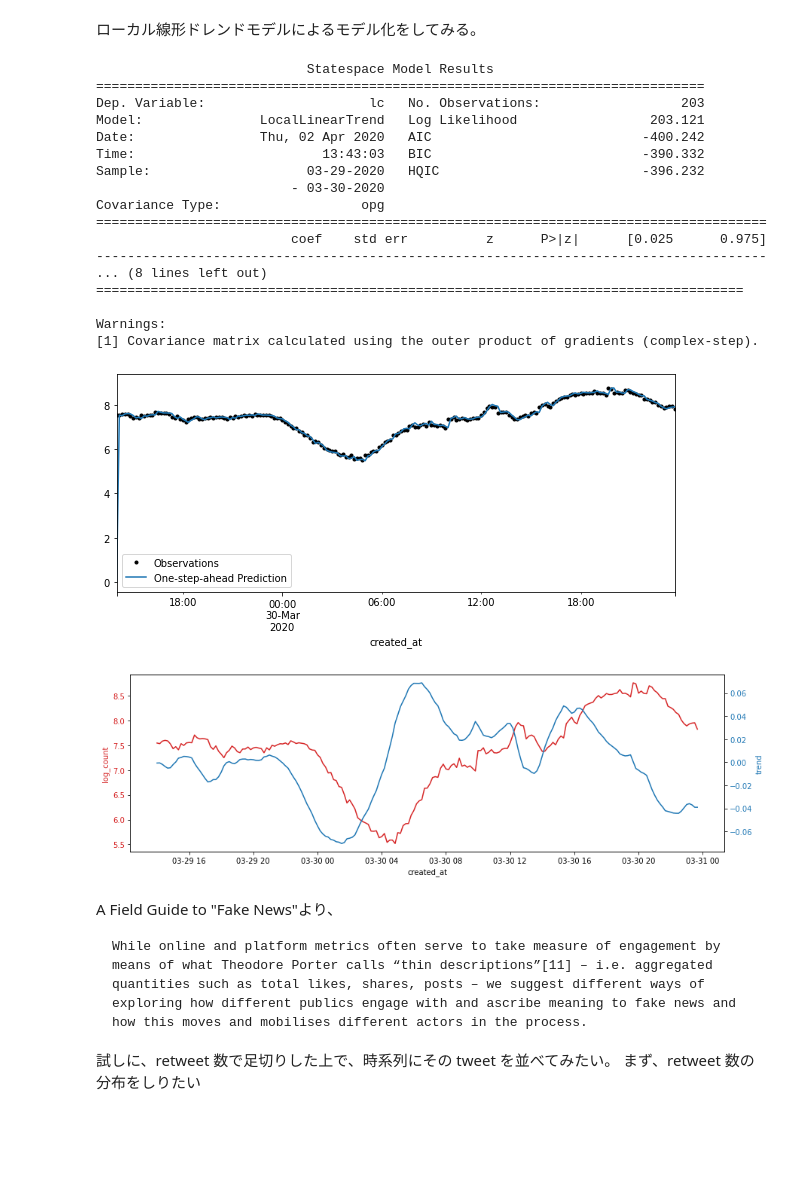
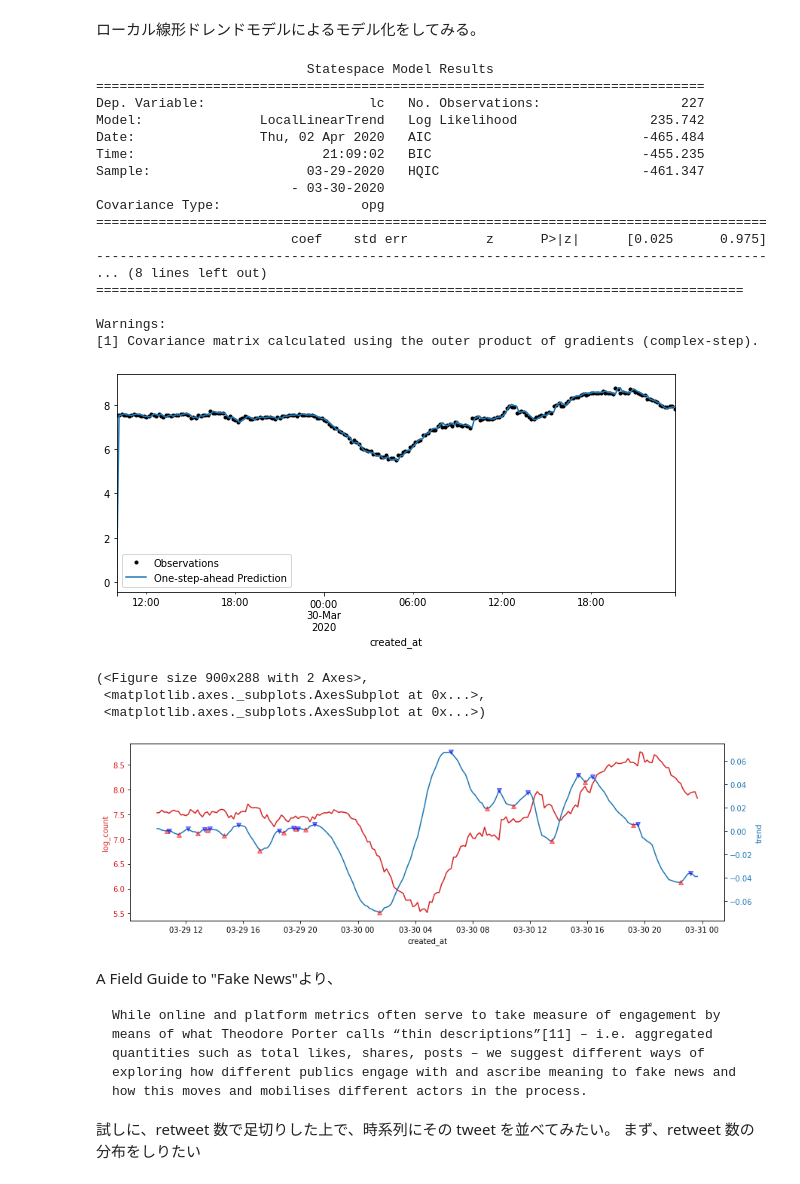
Before and after one commit to p-baleine/fabrication_of_state_of_emergency_20200330, a Jupyter notebook: 「4月1日に緊急事態宣言」の拡散の推移について.ipynb, the cells around one changed output. Drawn from its saved outputs; the diff is of its cells as text; code cells hidden in the pictures; blank space fills up the shorter version.

```diff
--- a/「4月1日に緊急事態宣言」の拡散の推移について.ipynb
+++ b/「4月1日に緊急事態宣言」の拡散の推移について.ipynb
@@ -85,5 +96,6 @@ created_at
 # %%
-df = df.loc['2020-03-29 14:00:00':'2020-03-30 23:40:00']
+since, until = '2020-03-29 00:00:00', '2020-03-30 23:40:00'
+df = df.loc[since:until]
 # %% [markdown]
 「緊急事態宣言」と「ロックダウン」のツイート数の時系列推移
 # %%
@@ -154,11 +166,11 @@ print(res.summary())
 # %% [output]
                            Statespace Model Results
 ==============================================================================
-Dep. Variable:                     lc   No. Observations:                  203
-Model:               LocalLinearTrend   Log Likelihood                 203.121
-Date:                Thu, 02 Apr 2020   AIC                           -400.242
-Time:                        13:43:03   BIC                           -390.332
-Sample:                    03-29-2020   HQIC                          -396.232
+Dep. Variable:                     lc   No. Observations:                  227
+Model:               LocalLinearTrend   Log Likelihood                 235.742
+Date:                Thu, 02 Apr 2020   AIC                           -465.484
+Time:                        21:09:02   BIC                           -455.235
+Sample:                    03-29-2020   HQIC                          -461.347
                          - 03-30-2020
 Covariance Type:                  opg
 ======================================================================================
@@ -183,4 +195,4 @@ ax.fill_between(predict_index[2:], predict_ci.iloc[2:, 0], predict_ci.iloc[2:, 1
 
 legend = ax.legend(loc='lower left')
 # %% [output]
-[figure, old version]
+[figure, new version]
@@ -189,22 +199,43 @@ trend = res.smoothed_state[1]
+# %%
+trend = pd.DataFrame(
+    { 'value': res.smoothed_state[1] },
+    index=df.index)
+trend['signals'] = (trend['value'].diff() > 0.0).astype(np.int32).diff().fillna(0.0)
+trend.loc[:, 'signals'] = trend['signals'].shift(-1)
 # %%
-fig, ax1 = plt.subplots()
+def plot_log_count_and_trend(df, trend):
+    fig, ax1 = plt.subplots()
 
-color = 'tab:red'
-ax1.set_xlabel('created_at')
-ax1.set_ylabel('log_count', color=color)
-ax1.plot(df.index, df['lc'], color=color)
-ax1.tick_params(axis='y', labelcolor=color)
+    color = 'tab:red'
+    ax1.set_xlabel('created_at')
+    ax1.set_ylabel('log_count', color=color)
+    ax1.plot(df.index, df['lc'], color=color)
+    ax1.tick_params(axis='y', labelcolor=color)
 
-ax2 = ax1.twinx()
+    ax2 = ax1.twinx()
 
-color = 'tab:blue'
-ax2.set_ylabel('trend', color=color)
-ax2.plot(df.index, trend, color=color)
-ax2.tick_params(axis='y', labelcolor=color)
+    color = 'tab:blue'
+    ax2.set_ylabel('trend', color=color)
+    ax2.plot(trend['value'], color=color)
+    ax2.tick_params(axis='y', labelcolor=color)
 
-fig.tight_layout()
+    ax2.plot(trend['value'].loc[trend['signals'] == 1.0],
+        '^', markersize=6, color='r', alpha=0.5)
+
+    ax2.plot(trend['value'].loc[trend['signals'] == -1.0],
+        'v', markersize=6, color='b', alpha=0.5)
+
+    fig.tight_layout()
+
+    return fig, ax1, ax2
+
+search_df = df
+plot_log_count_and_trend(search_df, trend)
 # %% [output]
+(<Figure size 900x288 with 2 Axes>,
+ <matplotlib.axes._subplots.AxesSubplot at 0x...>,
+ <matplotlib.axes._subplots.AxesSubplot at 0x...>)
-[figure, old version]
+[figure, new version]
 # %%
 df['trend'] = trend
 df.to_csv('data/search.csv')
```
Also changed, not shown: parts of 10 cells of this notebook.
